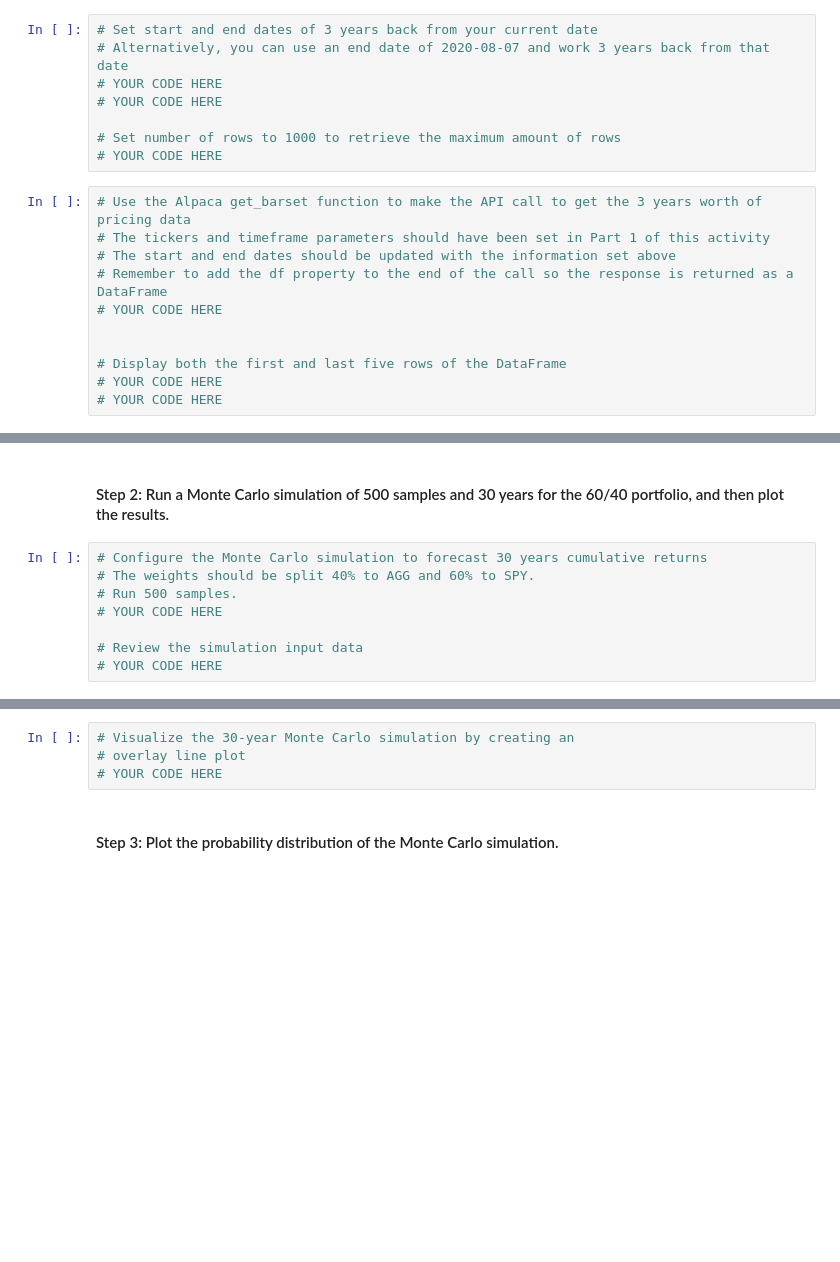
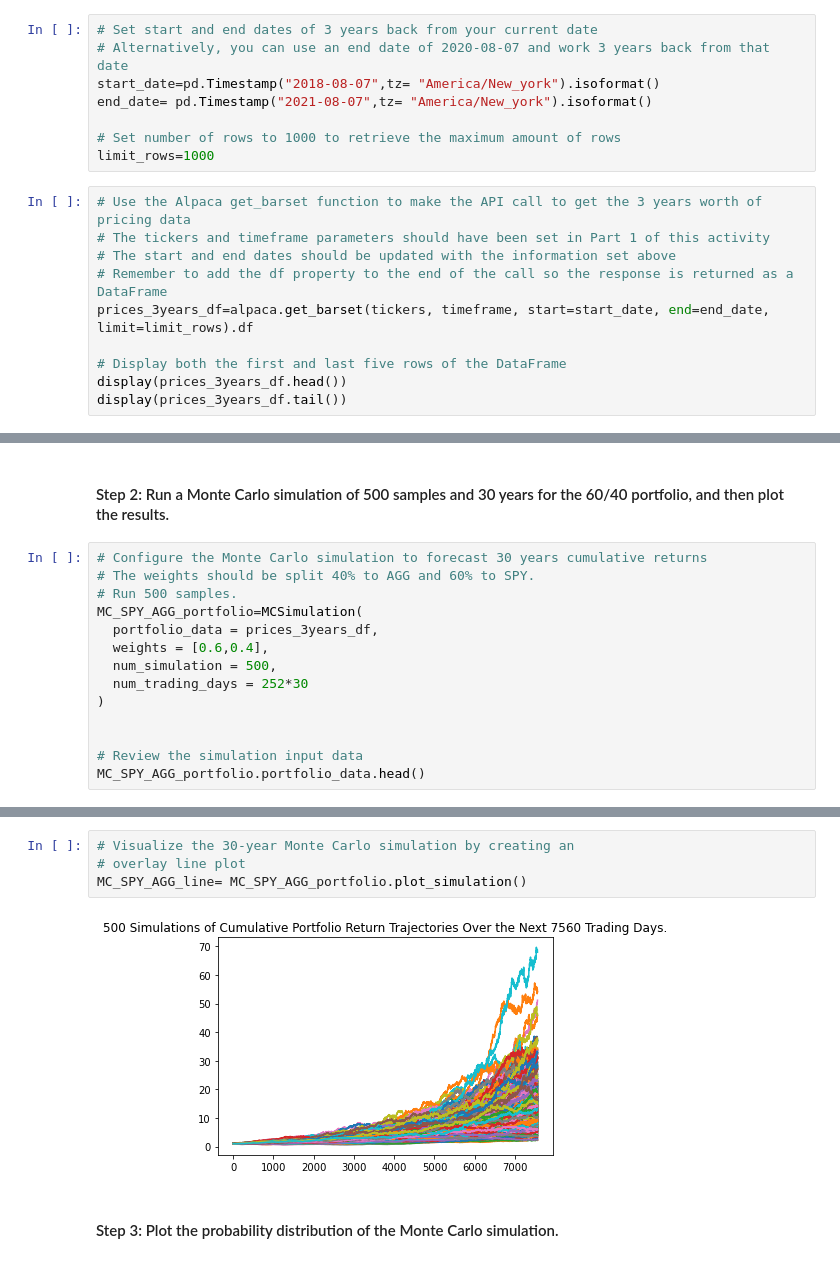
Before and after one commit to srn1358/Financial-Planning-with-APIs-and-Simulations, a Jupyter notebook: Starter_Code-1/Starter_Code/financial_planning_tools.ipynb, the cells around one changed output, grey strips where cells are left out. Drawn from its saved outputs; the diff is of its cells as text; blank space fills up the shorter version.

```diff
--- a/Starter_Code-1/Starter_Code/financial_planning_tools.ipynb
+++ b/Starter_Code-1/Starter_Code/financial_planning_tools.ipynb
@@ -390,19 +409,18 @@ In this section, you’ll use the MCForecastTools library to create a Monte Carl
 # %%
 # Set start and end dates of 3 years back from your current date
 # Alternatively, you can use an end date of 2020-08-07 and work 3 years back from that date
-# YOUR CODE HERE
-# YOUR CODE HERE
+start_date=pd.Timestamp("2018-08-07",tz= "America/New_york").isoformat()
+end_date= pd.Timestamp("2021-08-07",tz= "America/New_york").isoformat()
 
 # Set number of rows to 1000 to retrieve the maximum amount of rows
-# YOUR CODE HERE
+limit_rows=1000
 # %%
 # Use the Alpaca get_barset function to make the API call to get the 3 years worth of pricing data
 # The tickers and timeframe parameters should have been set in Part 1 of this activity
 # The start and end dates should be updated with the information set above
 # Remember to add the df property to the end of the call so the response is returned as a DataFrame
-# YOUR CODE HERE
-
+prices_3years_df=alpaca.get_barset(tickers, timeframe, start=start_date, end=end_date, limit=limit_rows).df
 
 # Display both the first and last five rows of the DataFrame
-# YOUR CODE HERE
-# YOUR CODE HERE
+display(prices_3years_df.head())
+display(prices_3years_df.tail())
@@ -412,7 +447,13 @@ In this section, you’ll use the MCForecastTools library to create a Monte Carl
 # Configure the Monte Carlo simulation to forecast 30 years cumulative returns
 # The weights should be split 40% to AGG and 60% to SPY.
 # Run 500 samples.
-# YOUR CODE HERE
+MC_SPY_AGG_portfolio=MCSimulation(
+  portfolio_data = prices_3years_df,
+  weights = [0.6,0.4],
+  num_simulation = 500,
+  num_trading_days = 252*30
+)
+
 
 # Review the simulation input data
-# YOUR CODE HERE
+MC_SPY_AGG_portfolio.portfolio_data.head()
@@ -422,7 +503,9 @@ In this section, you’ll use the MCForecastTools library to create a Monte Carl
 # %%
 # Visualize the 30-year Monte Carlo simulation by creating an
 # overlay line plot
-# YOUR CODE HERE
+MC_SPY_AGG_line= MC_SPY_AGG_portfolio.plot_simulation()
+# %% [output]
+[figure, added]
 # %% [markdown]
 #### Step 3: Plot the probability distribution of the Monte Carlo simulation.
 # %%
```
Also changed, not shown: parts of 30 cells of this notebook.
